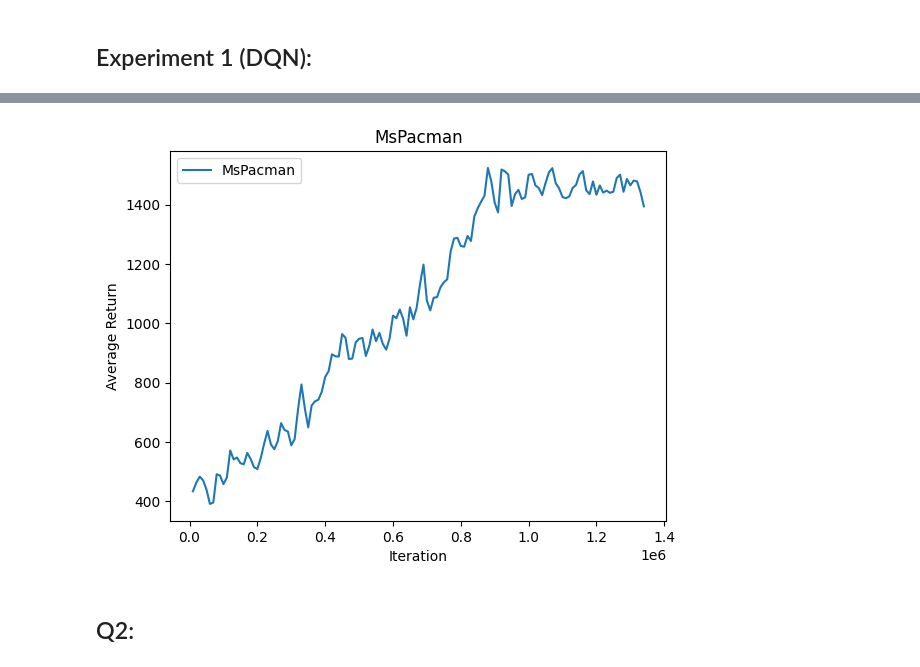
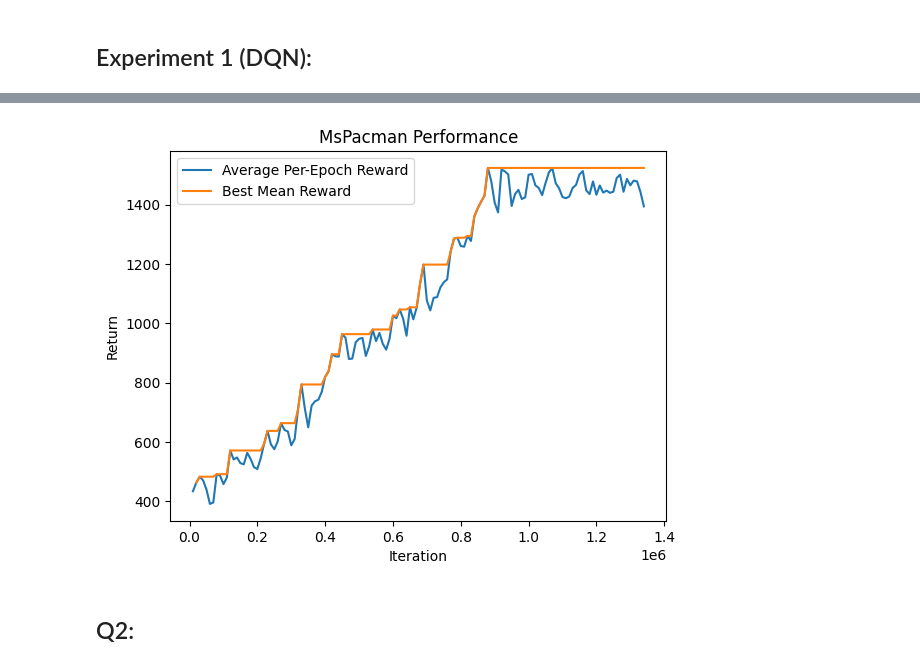
Before and after one commit to rsha256/CS285_HW, a Jupyter notebook: hw3/submit/cs285/scripts/data_viz.ipynb, the cells around one changed output, grey strips where cells are left out. Saved outputs shown, nothing was run; the diff lists cells and outputs as text; code cells hidden in the pictures.

```diff
--- a/hw3/submit/cs285/scripts/data_viz.ipynb
+++ b/hw3/submit/cs285/scripts/data_viz.ipynb
@@ -28,45 +31,57 @@ def get_section_results(file):
 # %%
 rename = {"sb": "Small Batch", "lb": "Large Batch", "InvertedPendulum": "Inverted Pendulum"}
 
-def gen_plot(file_prefix, splice=None, _DEBUG=False):
+def gen_plot(file_prefix, best=False, splice=None, _DEBUG=False):
     files = glob.glob(f"../../data/{file_prefix}*")
 
     plt.figure()
     for file in files:
         # Load the data from the event file.
         event_acc = EventAccumulator(file)
         event_acc.Reload()
 
         if _DEBUG:
             # Show all tags in the log file
             print(event_acc.Tags())
 
         times, step_nums, vals = zip(*event_acc.Scalars('Train_AverageReturn'))
-
         i = file[file.index("q") + 1]
         lbl1 = file.split(f"q{i}_")[1]
         lbl2 = lbl1.split("-v")[0]
         lbl = lbl2
         if splice:
             lbl = lbl[:lbl.index(splice)]
-        plt.plot(step_nums, np.array(vals), label=lbl)
+
+        if best:
+            plt.plot(step_nums, np.array(vals), label="Average Per-Epoch Reward")
+        else:
+            plt.plot(step_nums, np.array(vals), label=lbl)
+
+        if best:
+            arg2 = "Train_BestReturn"
+            times2, step_nums2, vals2 = zip(*event_acc.Scalars(arg2))
+            plt.plot(step_nums2, np.array(vals2), label="best mean reward".title())
+
         plt.legend()
         ttl1 = file.split("-v")[0][1:].split("_")[-1].split(".")[0]
         ttl1 = rename.get(ttl1, ttl1)
         ttl2 = lbl
         ttl2 = rename.get(ttl2, ttl2)
         # print(ttl1, ttl2)
         if ttl1 != ttl2: ttl1 += f" ({ttl2})"
         if '(' in ttl1:
             ttl1 = ttl1[:ttl1.index('(')-1]
+    if best:
+        plt.title(f"{ttl1} Performance")
+    else:
         plt.title(ttl1)
     plt.xlabel('Iteration')
-    plt.ylabel('Average Return')
+    plt.ylabel('Return')
     plt.show()
 
-gen_plot("q1_M")
+gen_plot("q1_M", best=True)
 # %% [output]
-[figure, old version]
+[figure, new version]
 # %% [markdown]
 ## Q2:
 # %%
```
Also changed, not shown: parts of 12 cells of this notebook, 14 other files.
